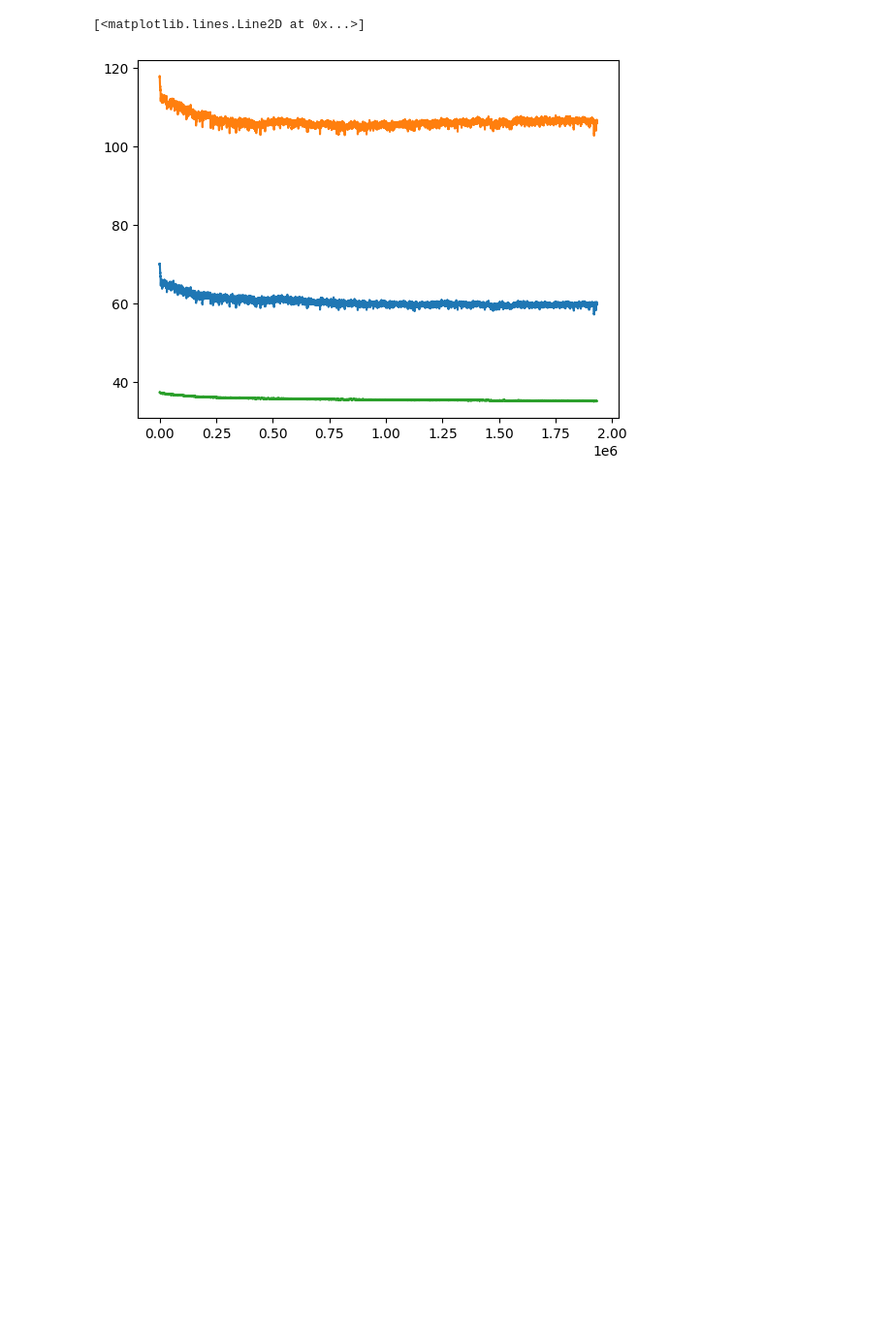
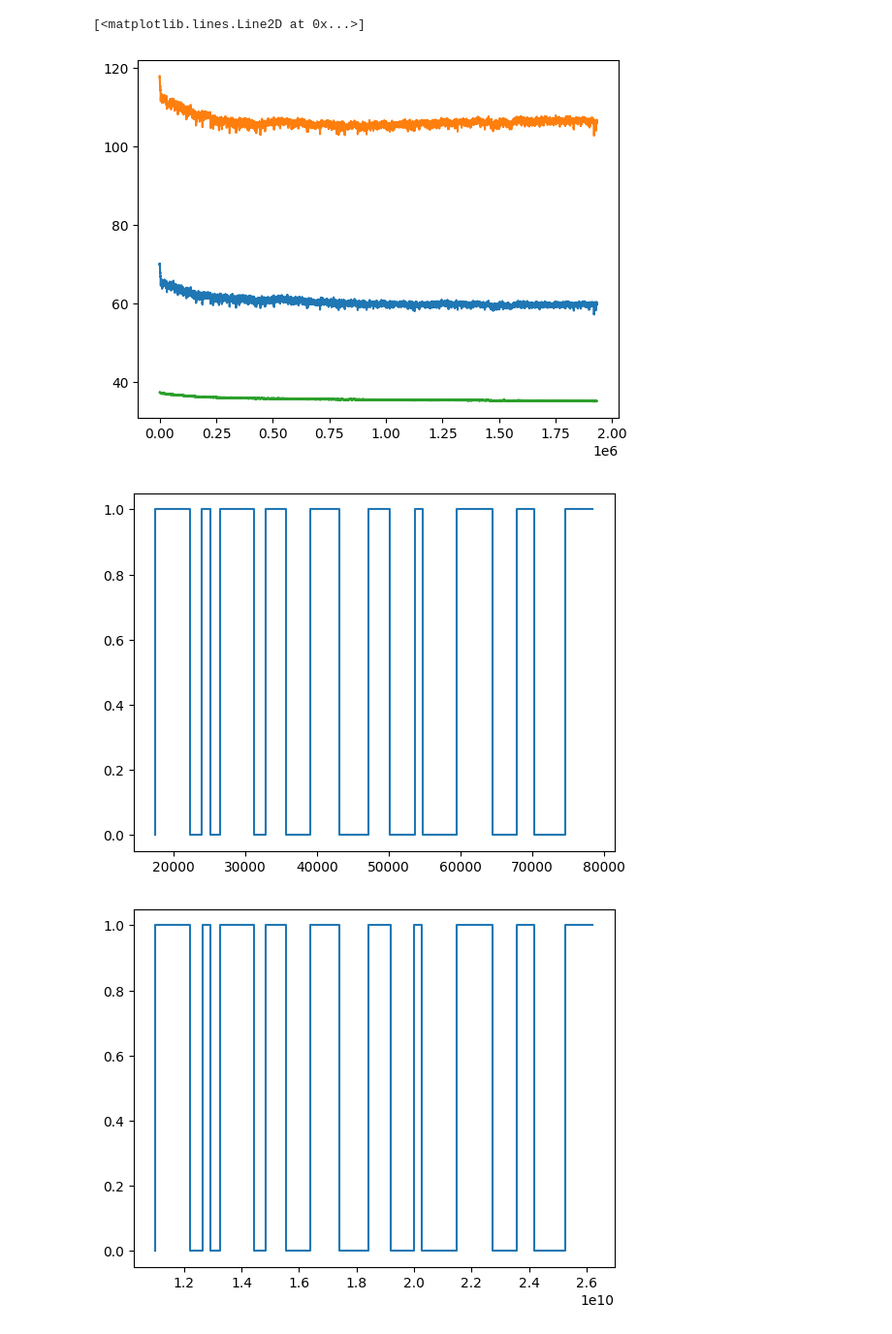
Before and after one commit to neurogears/vestibular-vr, a Jupyter notebook: analysis/photometry_sync_example.ipynb, the cells around one changed output. Shown at 97% size. Drawn from its saved outputs; the diff is of its cells as text; code cells hidden in the pictures; blank space fills up the shorter version.

```diff
--- a/analysis/photometry_sync_example.ipynb
+++ b/analysis/photometry_sync_example.ipynb
@@ -151,0 +130,27 @@ plt.plot(photometry[0]["CH1-560"])
+# %%
+# photometry sync example
+# binarise photometry input events
+photometry_sync_events = photometry[0]["Events"]
+photometry_sync_events = photometry_sync_events[~photometry_sync_events.isna()] # Restrict to events
+photometry_sync_events = photometry_sync_events.transform(lambda x: int(x.split('*')[2])) # Extract channel value
+
+# extract corresponding events in onix
+digital_data["_sync_line"] = 1 - digital_data["Port"] & 1
+
+window = range(0, 20)
+plt.figure()
+plt.step(photometry_sync_events.index[window], photometry_sync_events.values[window])
+
+plt.figure()
+plt.step(digital_data.iloc[window]["Clock"], digital_data.iloc[window]["_sync_line"])
+
+plt.figure()
+plt.scatter(photometry_sync_events.index, digital_data["Clock"])
+
+# define conversion functions between timestamps (onix to harp)
+m, b = np.polyfit(photometry_sync_events.index, digital_data["Clock"], 1)
+photometry_to_onix_time = lambda x: x*m + b
+photometry_to_harp_time = lambda x: onix_to_harp_timestamp(photometry_to_onix_time(x))
+# %% [output]
+[figure, added]
+[figure, added]
```
Also changed, not shown: parts of 10 cells of this notebook, 1 other file.
